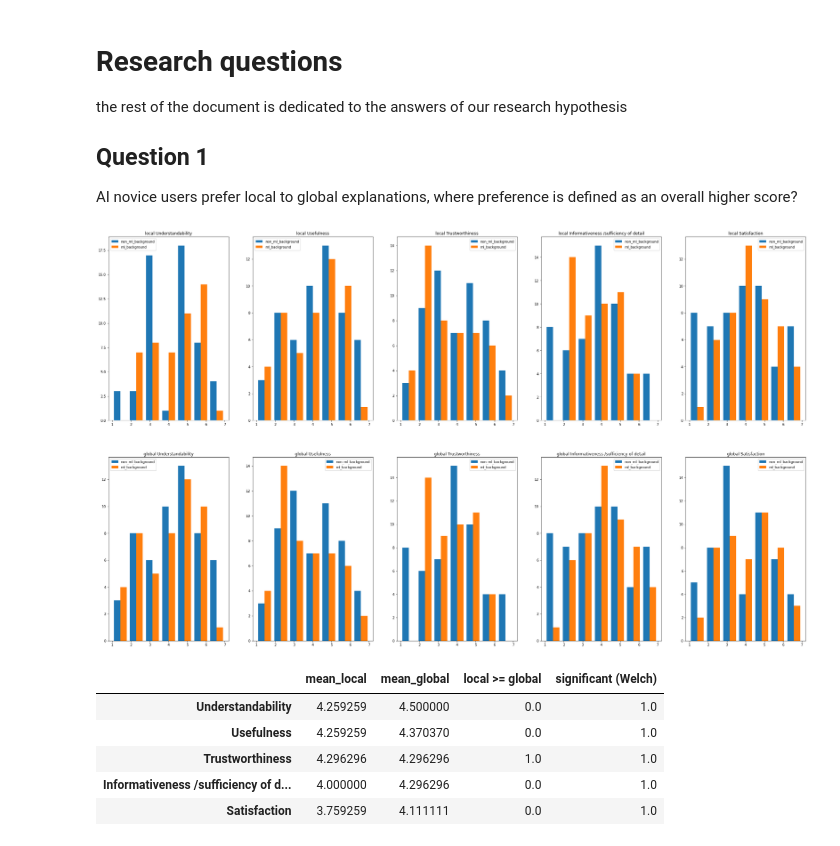
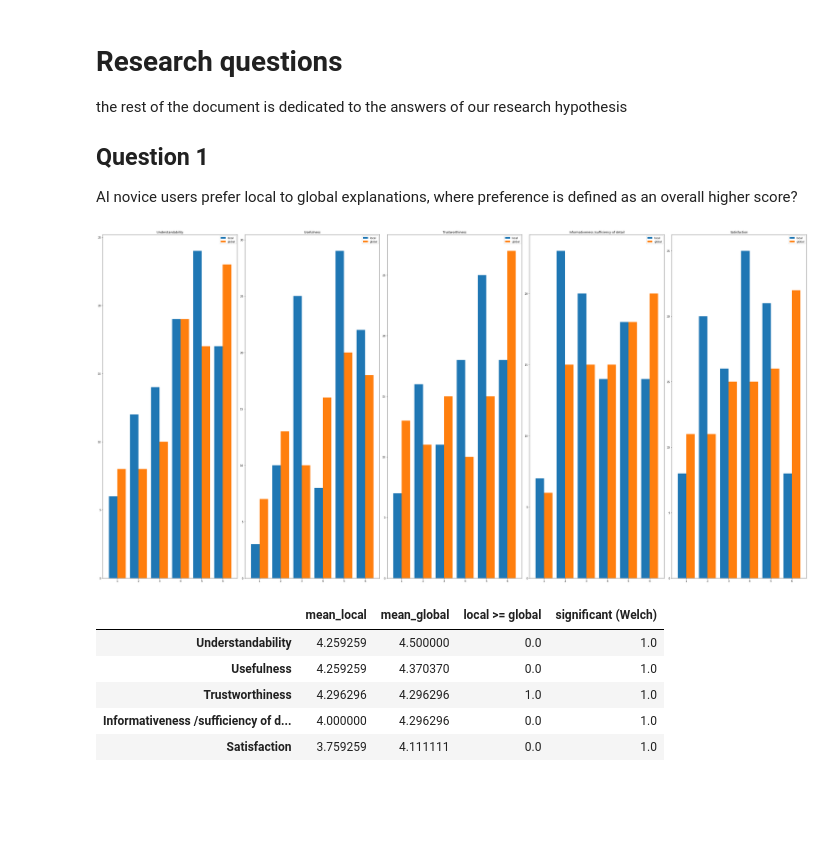
Before and after one commit to unofficial-Jona/Unimaas_researchproject_XAI, a Jupyter notebook: Data analysis.ipynb, the cells around one changed output. Saved outputs shown, nothing was run; the diff lists cells and outputs as text; code cells hidden in the pictures; blank space fills up the shorter version.

Commit message:
changed x-ticks in histograms

```diff
--- a/Data analysis.ipynb
+++ b/Data analysis.ipynb
@@ -201,56 +201,49 @@ def get_local_vs_global_hist(drilldown=False, safe_fig=False):
         fig,axs = plt.subplots(2,5)
         fig.set_size_inches(37, 22)
 
         criteria = ['Understandability', 'Usefulness', 'Trustworthiness', 'Informativeness /sufficiency of detail', 'Satisfaction']
         for i, cat in enumerate(['local', 'global']):
             for idx, crit in enumerate(criteria):
                 col1 = i+1 * idx + 6
                 col2 = i+1 * idx + 11
                 ml = ml_background.iloc[:,[col1,col2]].values
                 non_ml = non_ml_background.iloc[:,[col1, col2]].values
 
                 ml.reshape(1,ml.shape[0] * ml.shape[1])
                 non_ml.reshape(1,non_ml.shape[0] * non_ml.shape[1])
 
                 data = [non_ml, ml]
                 axs[i,idx].set_title(cat + " " + crit)
-                axs[i,idx].hist(data, bins=7, histtype='bar',  label=['non_ml_background', 'ml_background'])
+                axs[i,idx].hist(data, bins=np.arange(1,8)-0.5, histtype='bar',  label=['non_ml_background', 'ml_background'])
                 axs[i,idx].legend()
         if safe_fig:
             plt.savefig('data/images/drill_down_local_vs_global')
 
 
     else:
-        fig, axs = plt.subplots(1,2)
-        axs[0].set_title('local explanations')
-        axs[1].set_title('global explanations')
+        fig, axs = plt.subplots(1,5)
+        fig.set_size_inches(40, 20)
+        criteria = ['Understandability', 'Usefulness', 'Trustworthiness', 'Informativeness /sufficiency of detail', 'Satisfaction']
+        for i, cri in enumerate(criteria, start=5):
+            lo_col = [i,i+5]
+            glo_col = [i+10, i+15]
+            loc_data = df.iloc[:,lo_col].values.reshape(df.shape[0] * 2,1)
+            glo_data = df.iloc[:,glo_col].values.reshape(df.shape[0] * 2,1)
+            data = np.column_stack((loc_data, glo_data))
 
-        ml = ml_background.iloc[:,5:15].values
-        ml.reshape(1,ml.shape[0] * ml.shape[1])
-        non_ml = non_ml_background.iloc[:,5:15].values
-        non_ml.reshape(1,non_ml.shape[0] * non_ml.shape[1])
-        data = [non_ml, ml]
-
-        axs[0].hist(data, bins=7, histtype='bar',  label=['non_ml_background', 'ml_background'])
-        axs[0].legend()
-
-        ml = ml_background.iloc[:,15:25].values
-        ml.reshape(1,ml.shape[0] * ml.shape[1])
-        non_ml = non_ml_background.iloc[:,15:25].values
-        non_ml.reshape(1,non_ml.shape[0] * non_ml.shape[1])
-        data = [non_ml, ml]
-
-        axs[1].hist(data, bins=7, histtype='bar',  label=['non_ml_background', 'ml_background'])
-        axs[1].legend()
+            axs[i-5].set_title(cri)
+            axs[i-5].hist(data, bins=np.arange(1,8)-0.5, histtype='bar', label = ['local', 'global'])
+            axs[i-5].legend()
 
         plt.tight_layout()
         if safe_fig:
             plt.savefig('data/images/local_vs_global')
         plt.show()
 
-get_local_vs_global_hist(drilldown=True, safe_fig=True)
+# get_local_vs_global_hist(drilldown=True, safe_fig=True)
+get_local_vs_global_hist(drilldown=False, safe_fig=True)
 # %% [output]
-[figure, old version]
+[figure, new version]
 # %%
 def calculate_statistics(threshold=0.05, dataset=non_ml_background):
     '''
```
Also changed, not shown: parts of 5 cells of this notebook, 1 other file.
